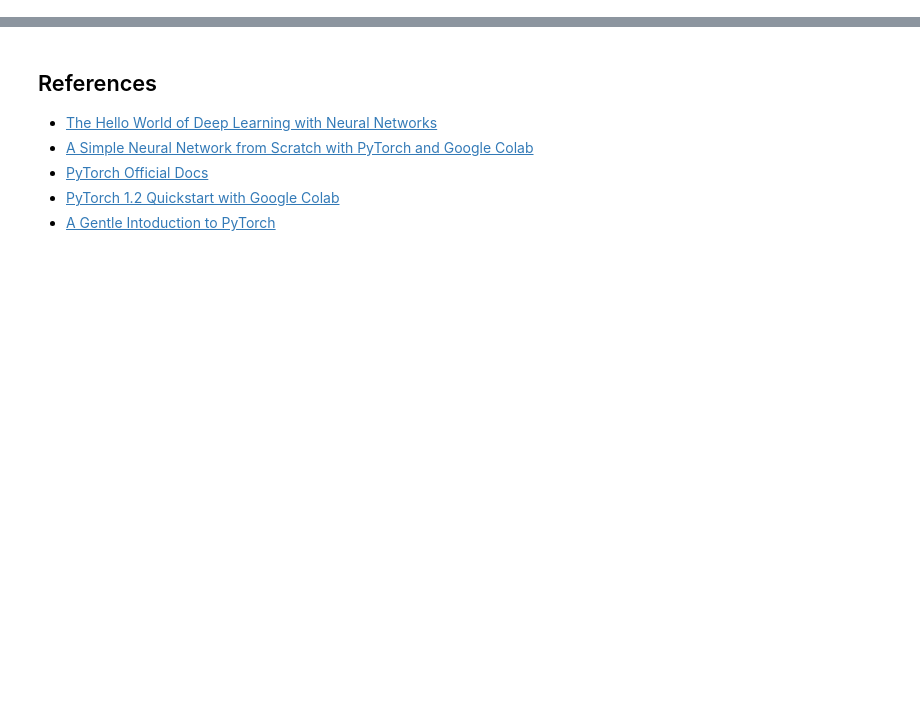
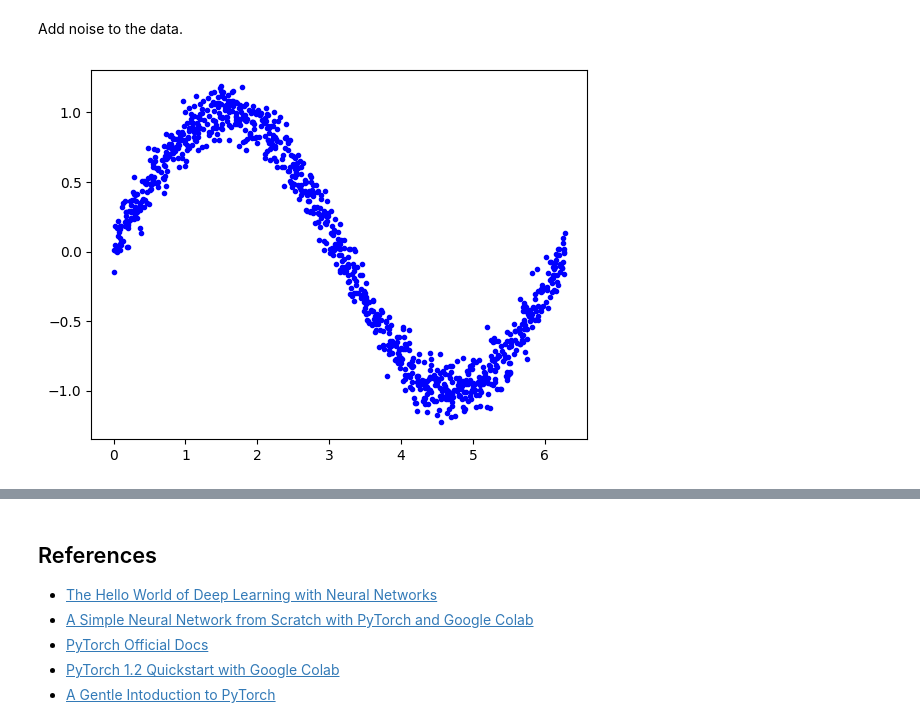
Before and after one commit to efabless/tt_ml_test, a Jupyter notebook: Pytorch_test.ipynb, the cells around one changed output, grey strips where cells are left out. Cells and saved outputs as stored; diff of their text form; code cells hidden in the pictures; blank space fills up the shorter version.

```diff
--- a/Pytorch_test.ipynb
+++ b/Pytorch_test.ipynb
@@ -175,0 +76,11 @@ Congratulations! In this tutorial you learned how to train a simple neural netwo
+# %% [markdown]
+Add noise to the data.
+# %%
+# Add a small random number to each y value
+y_values += 0.1 * np.random.randn(*y_values.shape)
+
+# Plot our data
+plt.plot(x_values, y_values, 'b.')
+plt.show()
+# %% [output]
+[figure, added]
```
Also changed, not shown: parts of 42 cells of this notebook.
